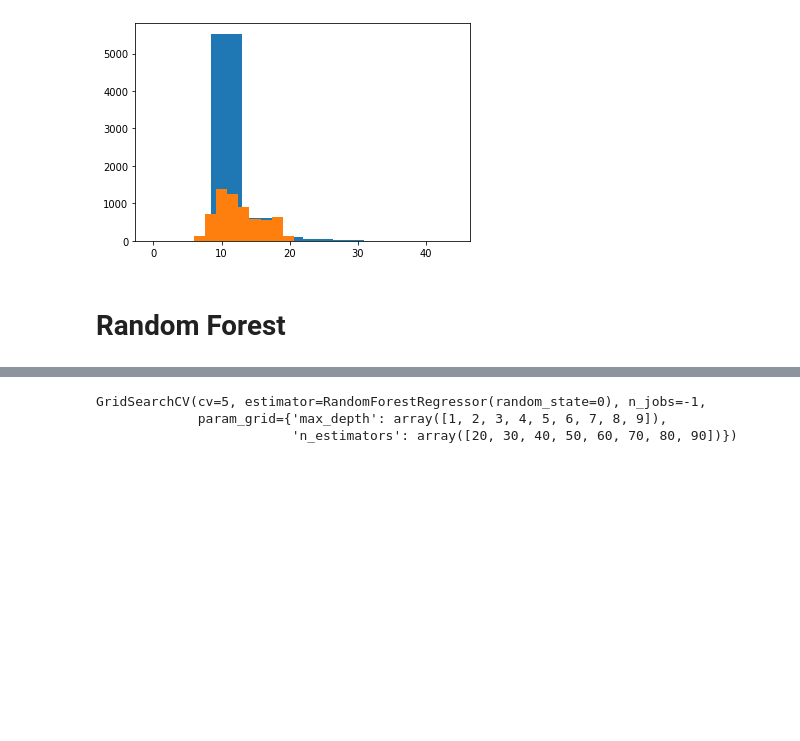
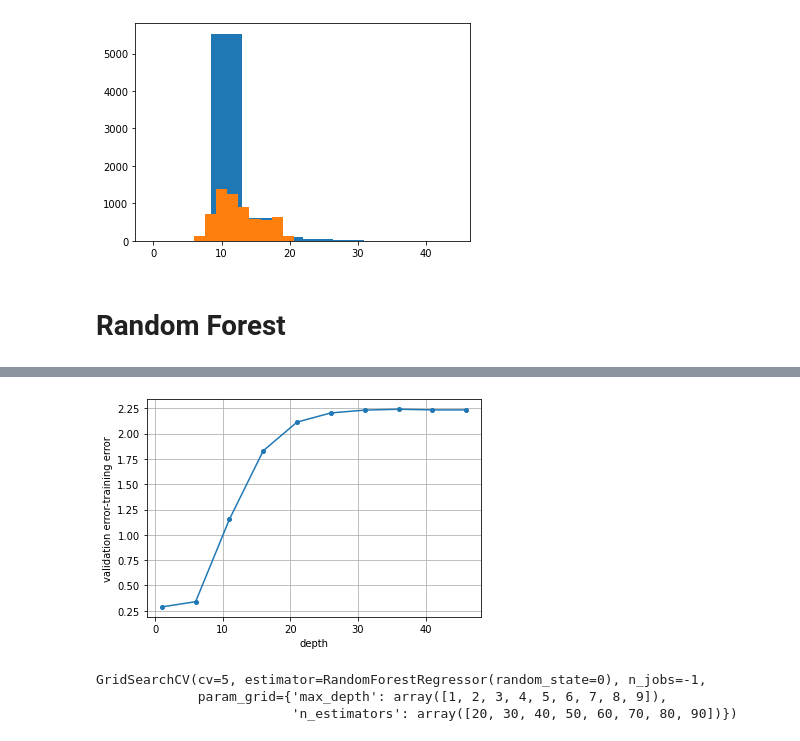
Before and after one commit to Ali-Setareh/Machine-learning-in-physics-Project, a Jupyter notebook: Phase 2- Classical Models/Phase 2.ipynb, the cells around one changed output, grey strips where cells are left out. Saved outputs shown, nothing was run; the diff lists cells and outputs as text; code cells hidden in the pictures; blank space fills up the shorter version.

```diff
--- a/Phase 2- Classical Models/Phase 2.ipynb
+++ b/Phase 2- Classical Models/Phase 2.ipynb
@@ -378,3 +379,15 @@ plt.show()
+# %%
+res=valid_scores_mean-train_scores_mean
+plt.plot(estimators_list,res,'-o',ms=4)
+plt.xlabel('depth')
+plt.ylabel('validation error-training error')
+index=np.argmin(res)
+#plt.plot(estimators_list[index],res[index],'ro')
+#plt.text(x=estimators_list[index]-1,y=res[index]+0.3,s='(%i,%.2f)'%(k_list[index],res[index]))
+plt.grid()
+plt.savefig('opt for random forrest.pdf',bbox_inches='tight')
+# %% [output]
+[figure, added]
 # %%
 from sklearn.model_selection import GridSearchCV, RandomizedSearchCV
 from scipy.stats import expon
```
Also changed, not shown: parts of 3 cells of this notebook, 2 other files.
